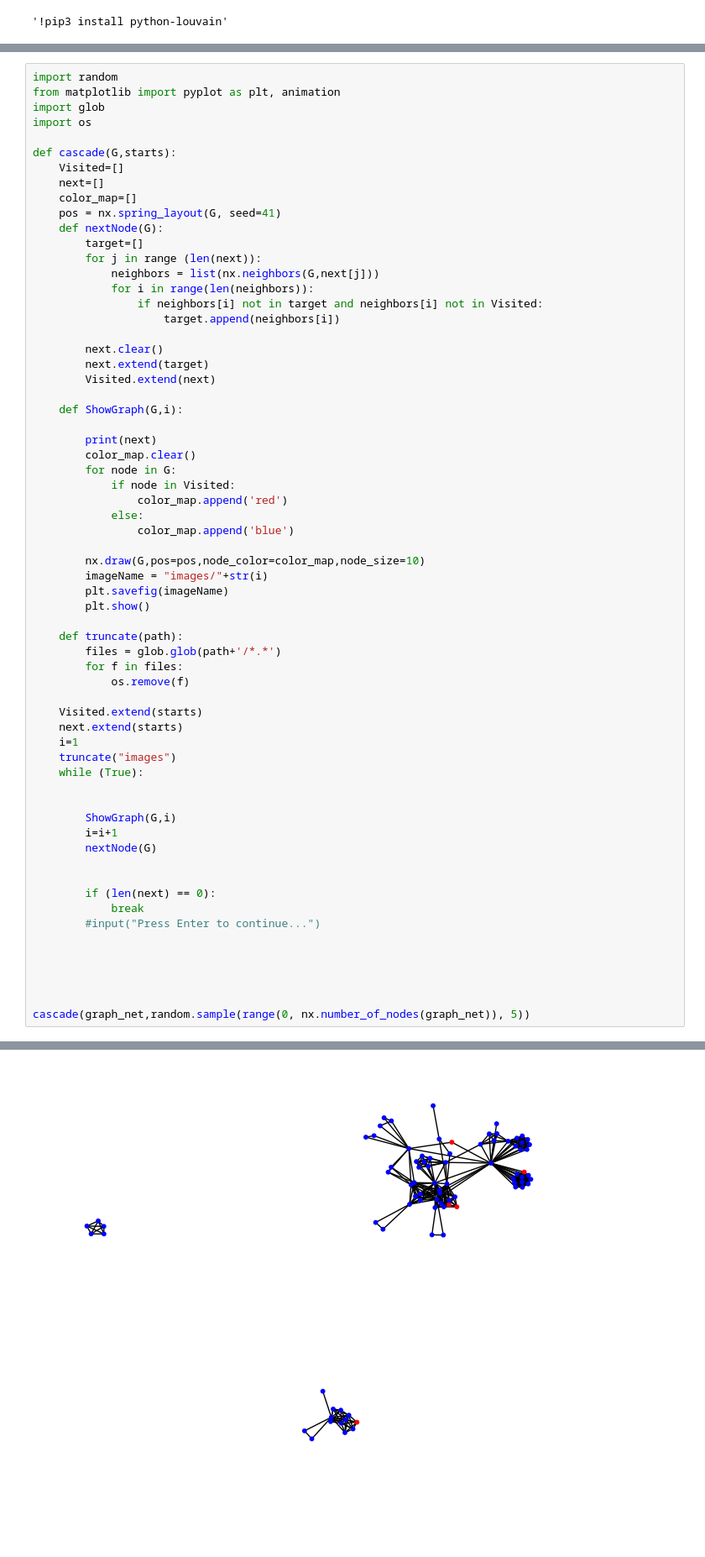
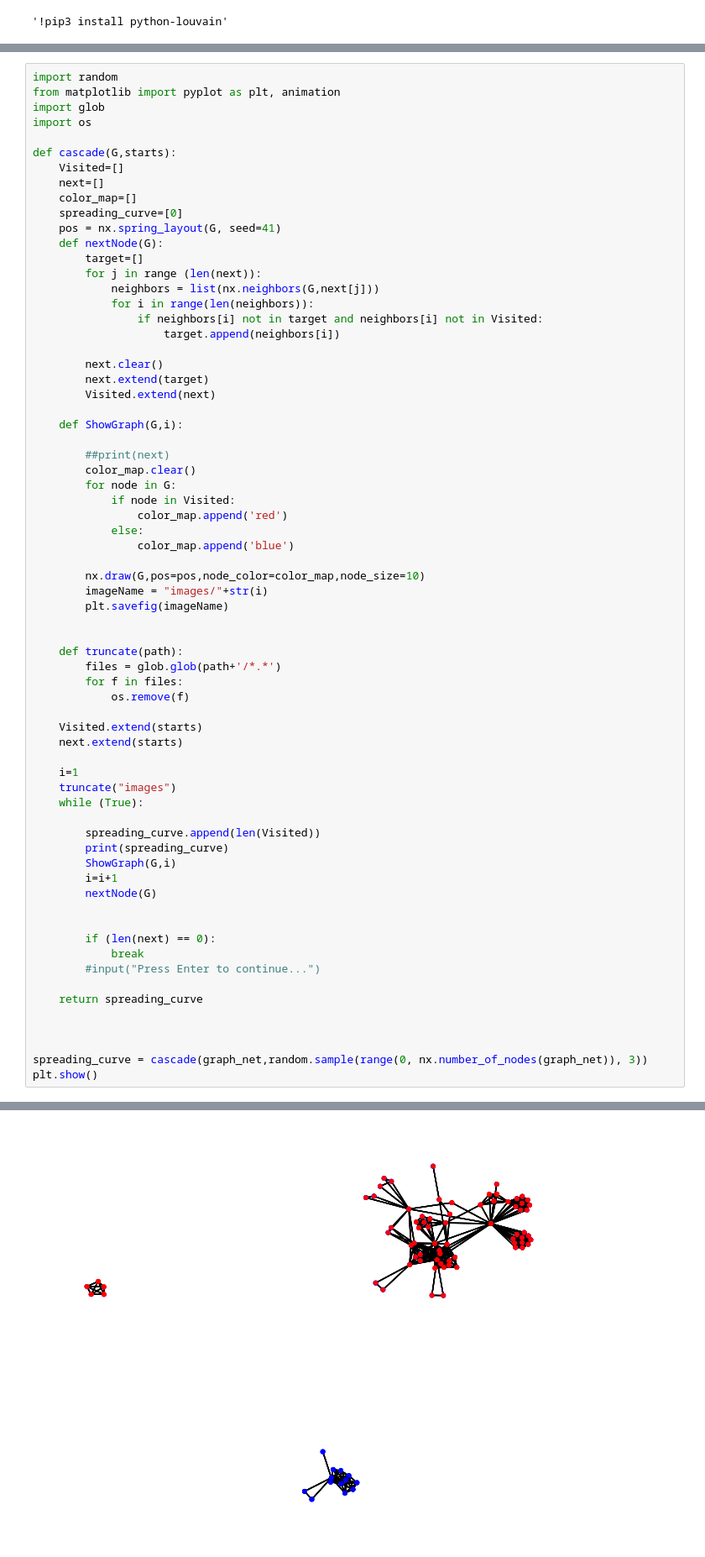
Before and after one commit to PierreRemacle/LINMA2472_P1, a Jupyter notebook: HW1.ipynb, the cells around one changed output, grey strips where cells are left out. Shown at 84% size. Drawn from its saved outputs; the diff is of its cells as text; blank space fills up the shorter version.

Commit message:
spreading curve

```diff
--- a/HW1.ipynb
+++ b/HW1.ipynb
@@ -210,6 +215,7 @@ def cascade(G,starts):
     Visited=[]
     next=[]
     color_map=[]
+    spreading_curve=[0]
     pos = nx.spring_layout(G, seed=41)
     def nextNode(G):
         target=[]
@@ -225,7 +231,7 @@ def cascade(G,starts):
 
     def ShowGraph(G,i):
 
-        print(next)
+        ##print(next)
         color_map.clear()
         for node in G:
             if node in Visited:
@@ -236,7 +242,7 @@ def cascade(G,starts):
         nx.draw(G,pos=pos,node_color=color_map,node_size=10)
         imageName = "images/"+str(i)
         plt.savefig(imageName)
-        plt.show()
+
 
     def truncate(path):
         files = glob.glob(path+'/*.*')
@@ -245,11 +251,13 @@ def cascade(G,starts):
 
     Visited.extend(starts)
     next.extend(starts)
+
     i=1
     truncate("images")
     while (True):
 
-
+        spreading_curve.append(len(Visited))
+        print(spreading_curve)
         ShowGraph(G,i)
         i=i+1
         nextNode(G)
@@ -259,9 +267,10 @@ def cascade(G,starts):
             break
         #input("Press Enter to continue...")
 
+    return spreading_curve
 
 
 
-
-cascade(graph_net,random.sample(range(0, nx.number_of_nodes(graph_net)), 5))
+spreading_curve = cascade(graph_net,random.sample(range(0, nx.number_of_nodes(graph_net)), 3))
+plt.show()
 # %% [output]
@@ -269 +281 @@ cascade(graph_net,random.sample(range(0, nx.number_of_nodes(graph_net)), 5))
-[figure, old version]
+[figure, new version]
```
Also changed, not shown: parts of 7 cells of this notebook.
